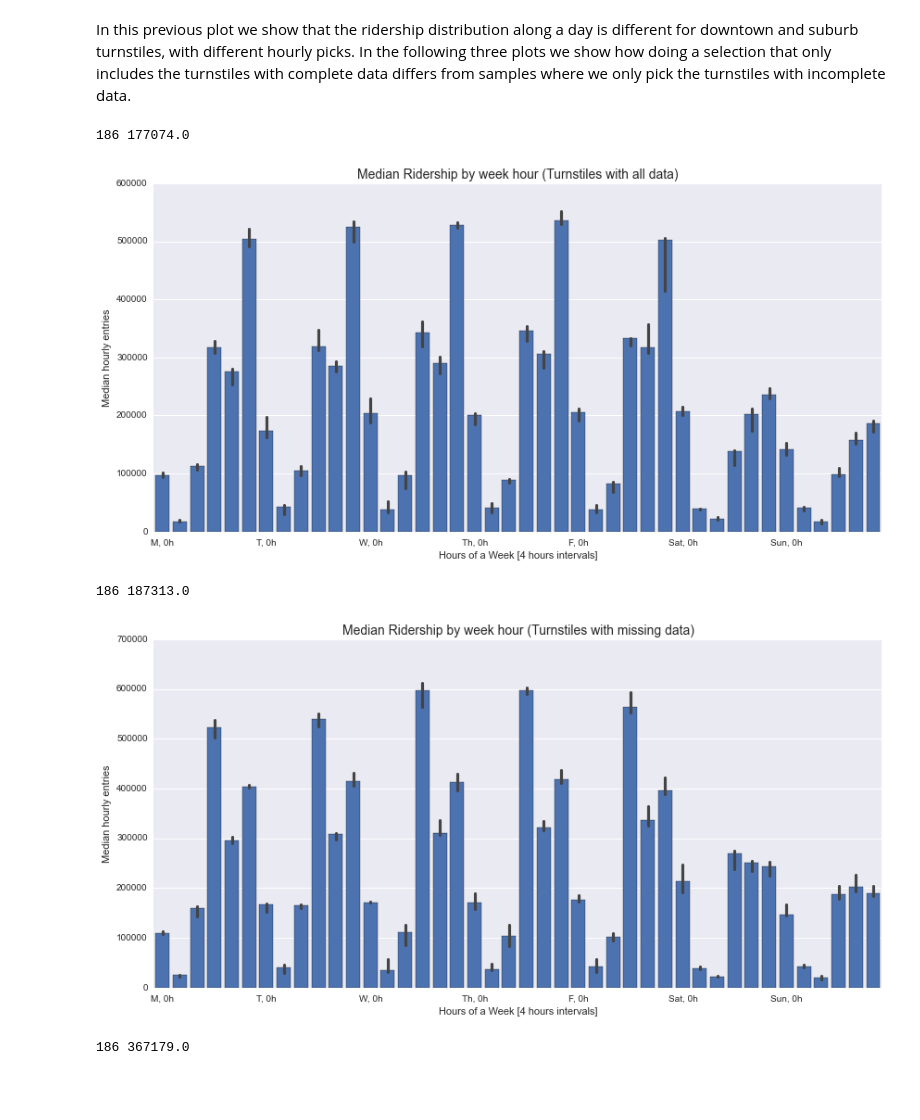
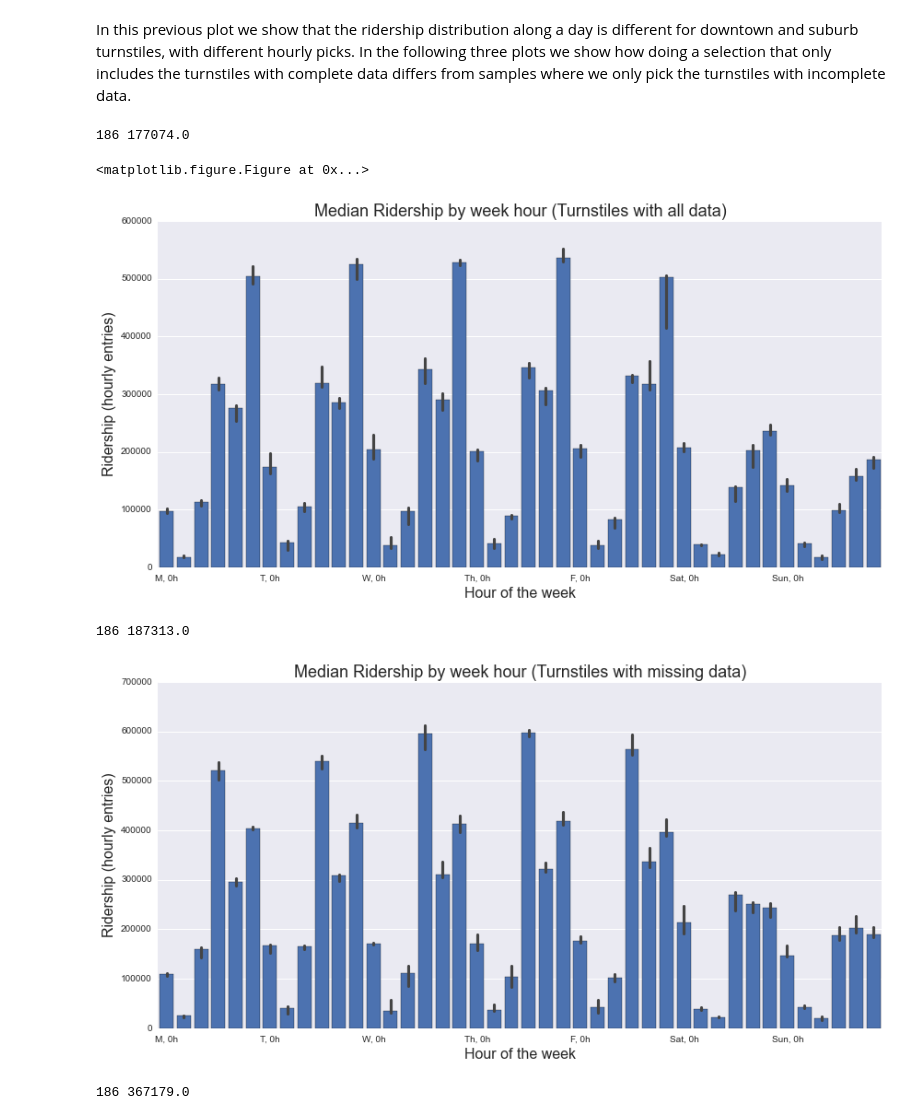
Before and after one commit to gornes/IntroToDS, a Jupyter notebook: Project1.ipynb, the cells around one changed output. Saved outputs shown, nothing was run; the diff lists cells and outputs as text; code cells hidden in the pictures; blank space fills up the shorter version.

```diff
--- a/Project1.ipynb
+++ b/Project1.ipynb
@@ -268,36 +270,43 @@ nycsub_complete['day_week'] = nycsub_complete.index.dayofweek
 nycsub_complete['day'] = nycsub_complete.index.day
 nycsub_complete['hour_week'] = nycsub_complete.hour + nycsub_complete.day_week * 24.
 
+plt.figure()
 face = sns.factorplot('hour_week', 'ENTRIESn_hourly', data=nycsub_complete.query('day < 29'),
-                      estimator=np.median, size=6, aspect=2, ci=95)
+               estimator=np.median, size=6, aspect=2, ci=95)
 plt.xticks([0.,6., 12, 18, 24, 30, 36],
            ['M, 0h', 'T, 0h', 'W, 0h', 'Th, 0h', 'F, 0h', 'Sat, 0h', 'Sun, 0h'])
 face.set_xlabels('Hours of a Week [4 hours intervals]')
 face.set_ylabels('Median hourly entries')
-plt.title('Median Ridership by week hour (Turnstiles with all data)', size=14)
+plt.title('Median Ridership by week hour (Turnstiles with all data)', size=18)
+plt.xlabel('Hour of the week', fontsize=16)
+plt.ylabel('Ridership (hourly entries)', fontsize=16)
+plt.savefig(figpath + 'viz3a.png', dpi=180)
 print len(nycsub_complete), np.median(nycsub_complete.ENTRIESn_hourly)
 # %% [output]
 186 177074.0
+<matplotlib.figure.Figure at 0x...>
-[figure, old version]
+[figure, new version]
 # %%
 nycsub_incomplete = data_incomp.groupby('dateTime').sum()[['ENTRIESn_hourly', 'precipi']]
-
 nycsub_incomplete['hour'] = nycsub_incomplete.index.hour
 nycsub_incomplete['day_week'] = nycsub_incomplete.index.dayofweek
 nycsub_incomplete['day'] = nycsub_incomplete.index.day
 nycsub_incomplete['hour_week'] = nycsub_incomplete.hour + nycsub_incomplete.day_week * 24.
 
 face = sns.factorplot('hour_week', 'ENTRIESn_hourly', data=nycsub_incomplete.query('day < 29'),
                       estimator=np.median, size=6, aspect=2, ci=95)
 plt.xticks([0.,6., 12, 18, 24, 30, 36],
            ['M, 0h', 'T, 0h', 'W, 0h', 'Th, 0h', 'F, 0h', 'Sat, 0h', 'Sun, 0h'])
 face.set_xlabels('Hours of a Week [4 hours intervals]')
 face.set_ylabels('Median hourly entries')
-plt.title('Median Ridership by week hour (Turnstiles with missing data)', size=14)
+plt.title('Median Ridership by week hour (Turnstiles with missing data)', size=18)
+plt.xlabel('Hour of the week', fontsize=16)
+plt.ylabel('Ridership (hourly entries)', fontsize=16)
+plt.savefig(figpath + 'viz3b.png', dpi=180)
 print len(nycsub_incomplete), np.median(nycsub_incomplete.ENTRIESn_hourly)
 # %% [output]
 186 187313.0
-[figure, old version]
+[figure, new version]
 # %%
 nycsubway = improved_df.groupby('dateTime').sum()[['ENTRIESn_hourly']]
 
```
Also changed, not shown: parts of 14 cells of this notebook, 37 other files.
